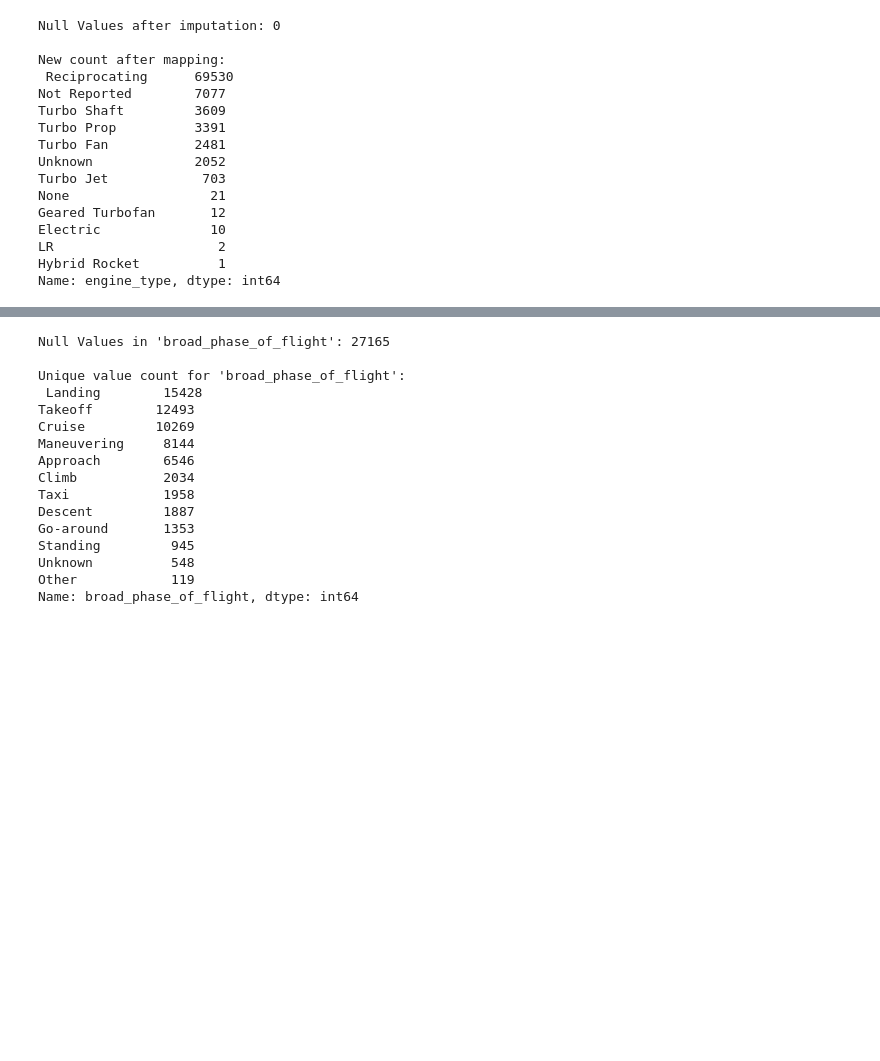
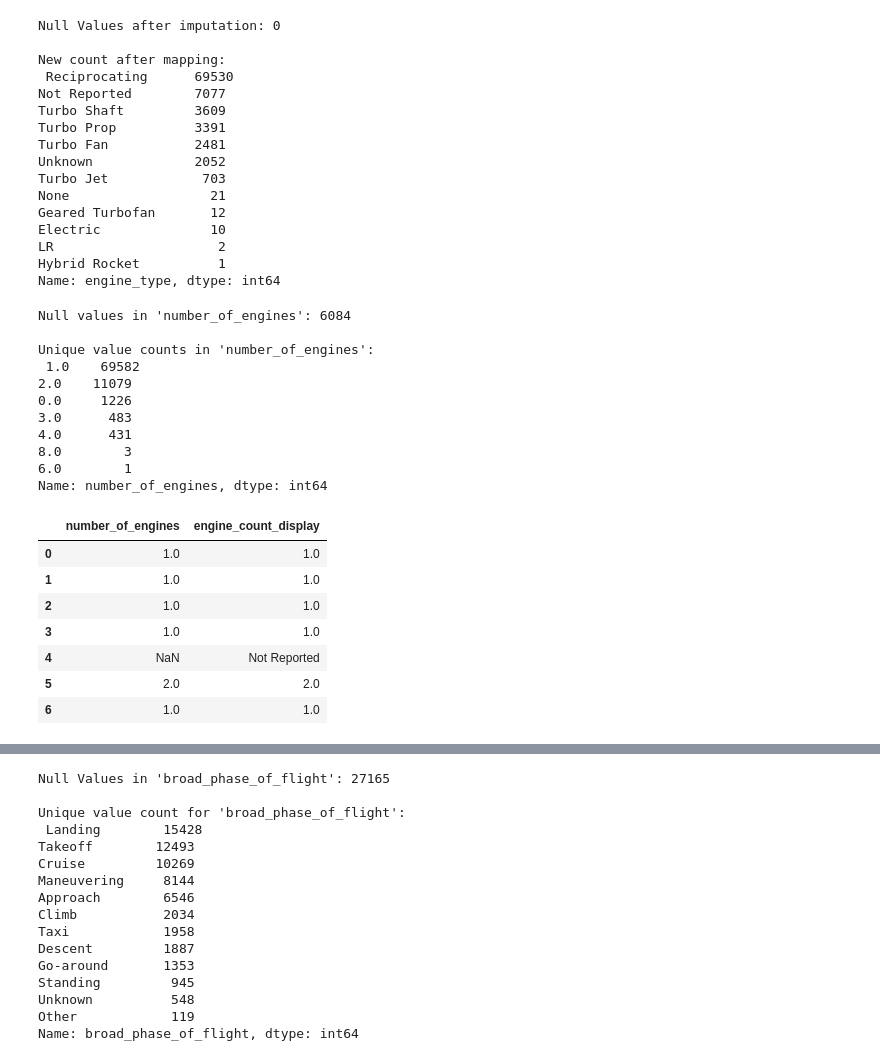
Before and after one commit to Vain-Guy/Capstone-Project-Moringa, a Jupyter notebook: notebook.ipynb, the cells around one changed output, grey strips where cells are left out. Drawn from its saved outputs; the diff is of its cells as text; code cells hidden in the pictures; blank space fills up the shorter version.

```diff
--- a/notebook.ipynb
+++ b/notebook.ipynb
@@ -349,9 +376,10 @@ Unique Values in 'injury_severity':
 # %%
-# Standardise injury_severity fields
-aviation_data['injury_severity'].str.strip() # remove whitespaces
+# Standardize injury_severity fields
+aviation_data['injury_severity'] = aviation_data['injury_severity'].str.strip()
 
-# Standardise 'Fatal(...)' as just 'Fatal'
+# Standardize 'Fatal(...)' as just 'Fatal'
 aviation_data['injury_severity'] = aviation_data['injury_severity'].str.replace(r'Fatal\(\d+\)', 'Fatal', regex = True)
+
 print("Unique Values in 'injury_severity':\n", aviation_data['injury_severity'].unique())
 
 aviation_data['injury_severity'].value_counts()
@@ -608,3 +645,48 @@ Electric              10
 LR                     2
 Hybrid Rocket          1
 Name: engine_type, dtype: int64
+# %%
+# ==================== [8. number_of_engines] ====================
+
+# Check null counts
+print("Null values in 'number_of_engines':", aviation_data['number_of_engines'].isna().sum())
+
+# Check unique value counts in 'number_of_engines'
+print("\nUnique value counts in 'number_of_engines':\n", aviation_data['number_of_engines'].value_counts())
+
+
+# ==================== [Clean number_of_engines] ====================
+
+# This column contains float and NaN.
+# Filling NaN with 'Not Reported' distorts the data.
+# Leaving NaN affects visual analysis.
+# Solution: Create two separate columns—one for analysis, another for visualization.
+
+# 1. Numeric column for analysis (keep NaNs)
+aviation_data['number_of_engines'] = pd.to_numeric(aviation_data['number_of_engines'], errors = 'coerce')
+
+# 2. Display column for visualizations (fill NaNs for readability)
+aviation_data['engine_count_display'] = (aviation_data['number_of_engines'].fillna('Not Reported').astype(str))
+
+# Compare original column with cleaned and display versions
+aviation_data[['number_of_engines', 'engine_count_display']].head(7)
+# %% [output]
+Null values in 'number_of_engines': 6084
+
+Unique value counts in 'number_of_engines':
+ 1.0    69582
+2.0    11079
+0.0     1226
+3.0      483
+4.0      431
+8.0        3
+6.0        1
+Name: number_of_engines, dtype: int64
+|  | number_of_engines | engine_count_display |
+| 0 | 1.0 | 1.0 |
+| 1 | 1.0 | 1.0 |
+| 2 | 1.0 | 1.0 |
+| 3 | 1.0 | 1.0 |
+| 4 | NaN | Not Reported |
+| 5 | 2.0 | 2.0 |
+| 6 | 1.0 | 1.0 |
```
Also changed, not shown: parts of 38 cells of this notebook, 8 other files.
